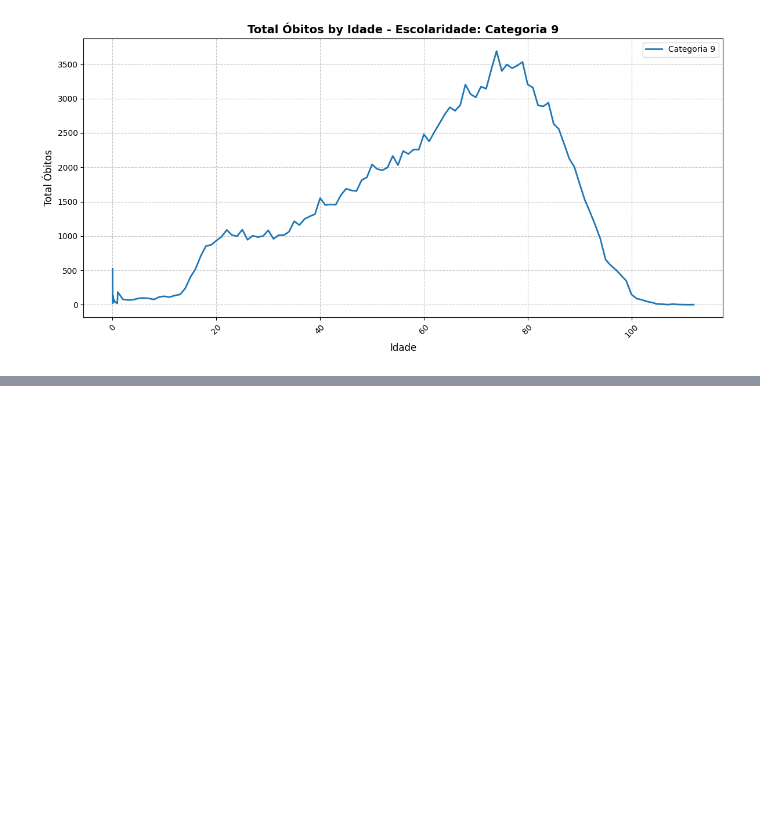
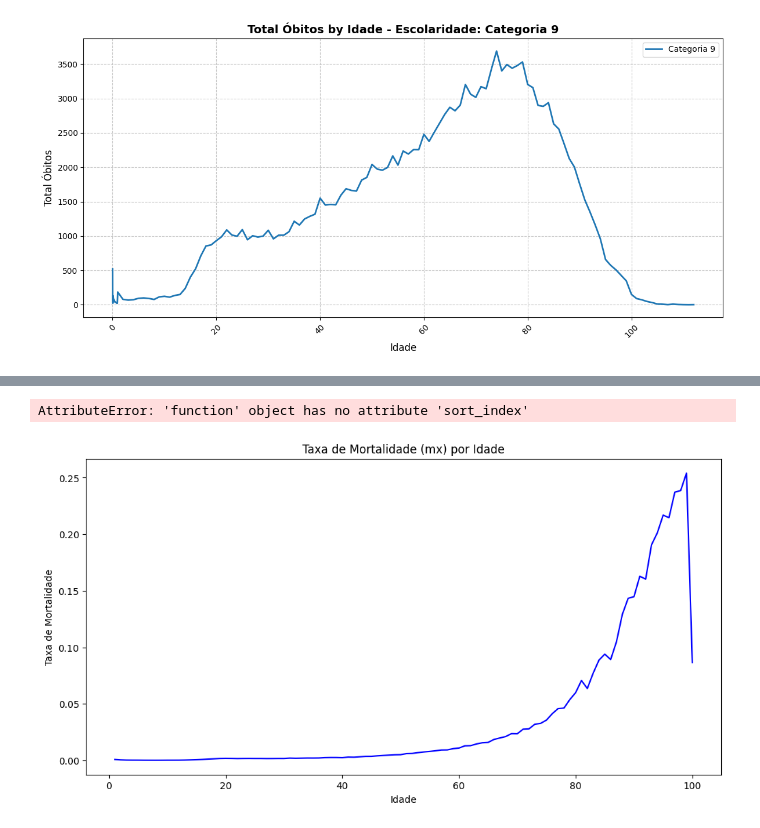
Before and after one commit to LabMA-UFRJ/dashboard_sim, a Jupyter notebook: main.ipynb, the cells around one changed output, grey strips where cells are left out. Drawn from its saved outputs; the diff is of its cells as text; code cells hidden in the pictures; blank space fills up the shorter version.

```diff
--- a/main.ipynb
+++ b/main.ipynb
@@ -240,0 +311,66 @@ plot_subsector_total(data, 'escolaridade', dictionary_colors, dictionary_labels,
+# %%
+# Display by subsectors ['raca_cor', 'sexo', 'escolaridade', 'estado_civil']
+subsectors = ['raca_cor', 'sexo']
+
+# Receive total deaths by age for each subsector category in a dictionary of DataFrames
+dfs = {}
+
+for subsector in subsectors:
+    df_total_by_age = subsector_categories(data, subsector, dictionary_labels)
+
+    dfs[subsector] = df_total_by_age
+
+# Total deaths by age
+df_filtered = data.groupby('idade').size().reset_index(name='total_obitos')
+df_filtered['idade'] = df_filtered['idade'].astype(int)
+dfs['total_by_age'] = df_filtered
+# %%
+# Plot subsector categories by age raca_cor
+df = dfs['sexo'].sort_index()
+
+plt.figure(figsize=(12, 6))
+for column in df.columns:
+    plt.plot(df.index, df[column], label=column)
+
+plt.title('Total Óbitos by Idade and Raca/Cor')
+plt.xlabel('Idade')
+plt.ylabel('Total Óbitos')
+plt.grid(True, linestyle='--', alpha=0.7)
+plt.legend()
+plt.tight_layout()
+plt.show()
+# %% [output]
+AttributeError: 'function' object has no attribute 'sort_index'
+# %%
+# Calculate mx by age group for the entire dataset
+deaths_by_age = dfs['total_by_age'].reset_index()
+
+censo_2022 = "//Projetos2/Wrk/SIM-DATASUS/IBGE/censo2022.csv"
+
+censo_2022_df = pd.read_csv(censo_2022)
+
+# Get only total column
+censo_2022_df[['Idade','Total']]
+
+deaths_by_age.rename(columns={'idade': 'Idade Morte', 'total_obitos': 'Total Obitos'}, inplace=True)
+censo_2022_df.rename(columns={'Idade': 'Idade Censo', 'Total': 'Total Populacao'}, inplace=True)
+
+# Turning into int for merging
+deaths_by_age['Idade Morte'] = deaths_by_age['Idade Morte'].astype(int)
+censo_2022_df['Idade Censo'] = censo_2022_df['Idade Censo'].astype(int)
+
+# Merge deaths by age with population by age
+merged_df = pd.merge(deaths_by_age, censo_2022_df, left_on='Idade Morte', right_on='Idade Censo', how='inner')
+
+# Calculate mx = D/N
+merged_df['mx'] = merged_df['Total Obitos'] / merged_df['Total Populacao']
+
+# Plot mx by age group
+plt.figure(figsize=(12, 6))
+plt.plot(merged_df['Idade Morte'], merged_df['mx'], color='blue')
+plt.title('Taxa de Mortalidade (mx) por Idade')
+plt.xlabel('Idade')
+plt.ylabel('Taxa de Mortalidade')
+plt.show()
+# %% [output]
+[figure, added]
```
Also changed, not shown: parts of 8 cells of this notebook, 2 other files.
